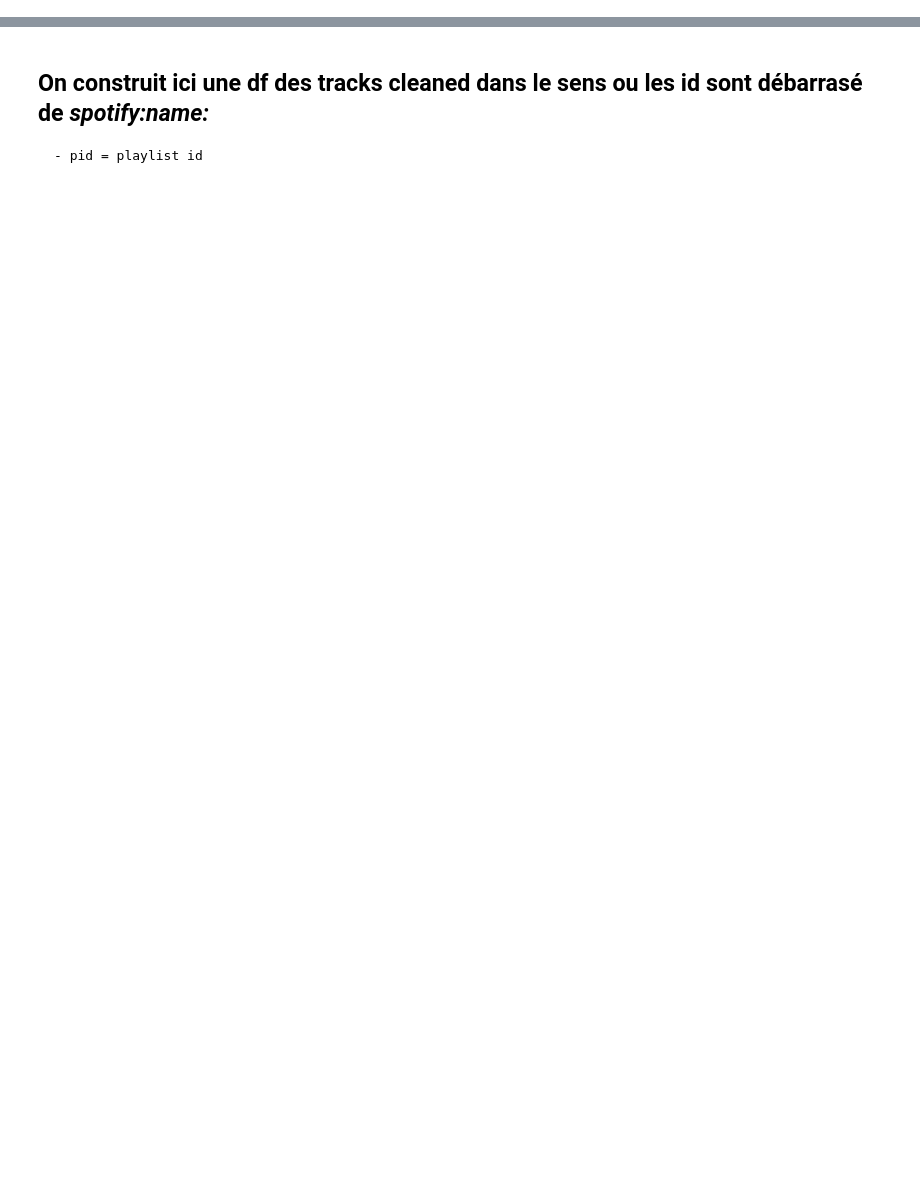
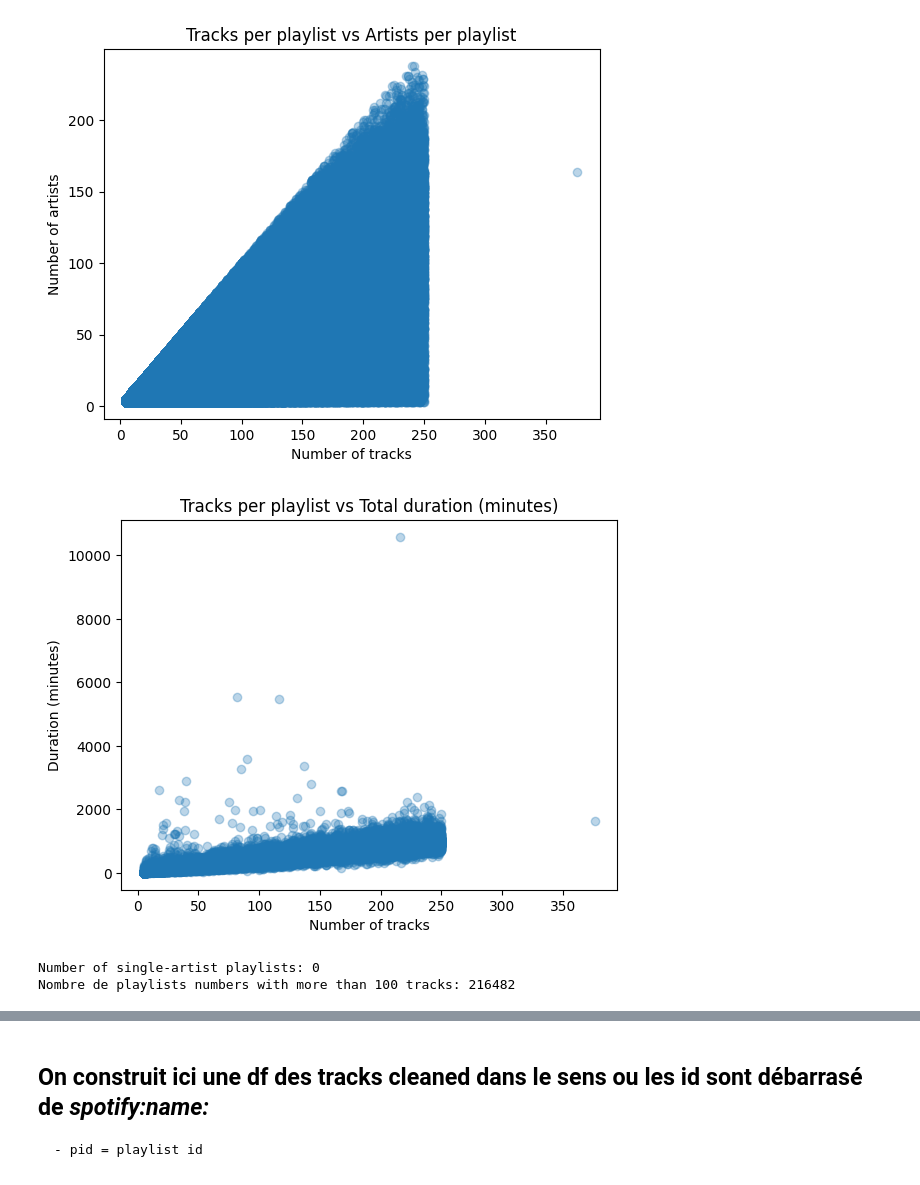
Before and after one commit to rmcvid/infoh600_projet, a Jupyter notebook: main.ipynb, the cells around one changed output, grey strips where cells are left out. Drawn from its saved outputs; the diff is of its cells as text; code cells hidden in the pictures; blank space fills up the shorter version.

```diff
--- a/main.ipynb
+++ b/main.ipynb
@@ -65,0 +296,27 @@ memory usage: 468.9+ KB
+# %%
+# Scatter plots
+plt.scatter(df_corr["num_tracks"], df_corr["num_artists"], alpha=0.3)
+plt.title("Tracks per playlist vs Artists per playlist")
+plt.xlabel("Number of tracks")
+plt.ylabel("Number of artists")
+plt.show()
+
+plt.scatter(df_corr["num_tracks"], df_corr["duration_ms"]/60000, alpha=0.3)
+plt.title("Tracks per playlist vs Total duration (minutes)")
+plt.xlabel("Number of tracks")
+plt.ylabel("Duration (minutes)")
+plt.show()
+# %% [output]
+[figure, added]
+[figure, added]
+# %%
+# Single-artist playlists
+mono_artist = (df_playlists["num_artists"] == 1).sum().compute()
+print("Number of single-artist playlists:", mono_artist)
+
+# Long Playlists
+long_playlists = (df_playlists["num_tracks"] > 100).sum().compute()
+print("Nombre de playlists numbers with more than 100 tracks:", long_playlists)
+# %% [output]
+Number of single-artist playlists: 0
+Nombre de playlists numbers with more than 100 tracks: 216482
```
Also changed, not shown: parts of 33 cells of this notebook, 1 other file.
